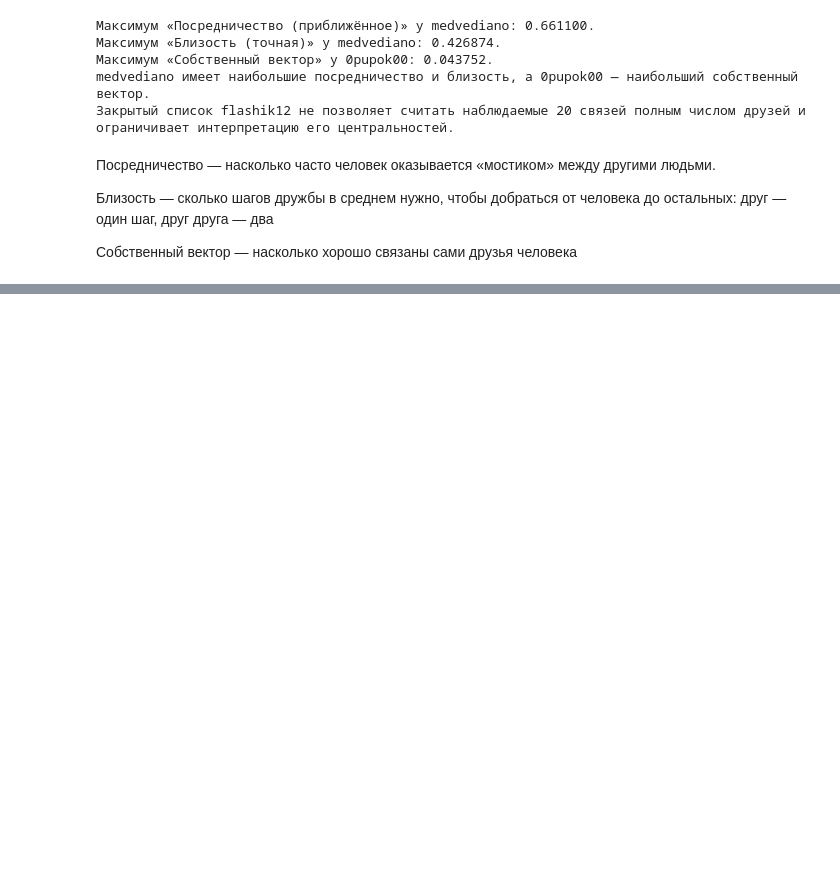
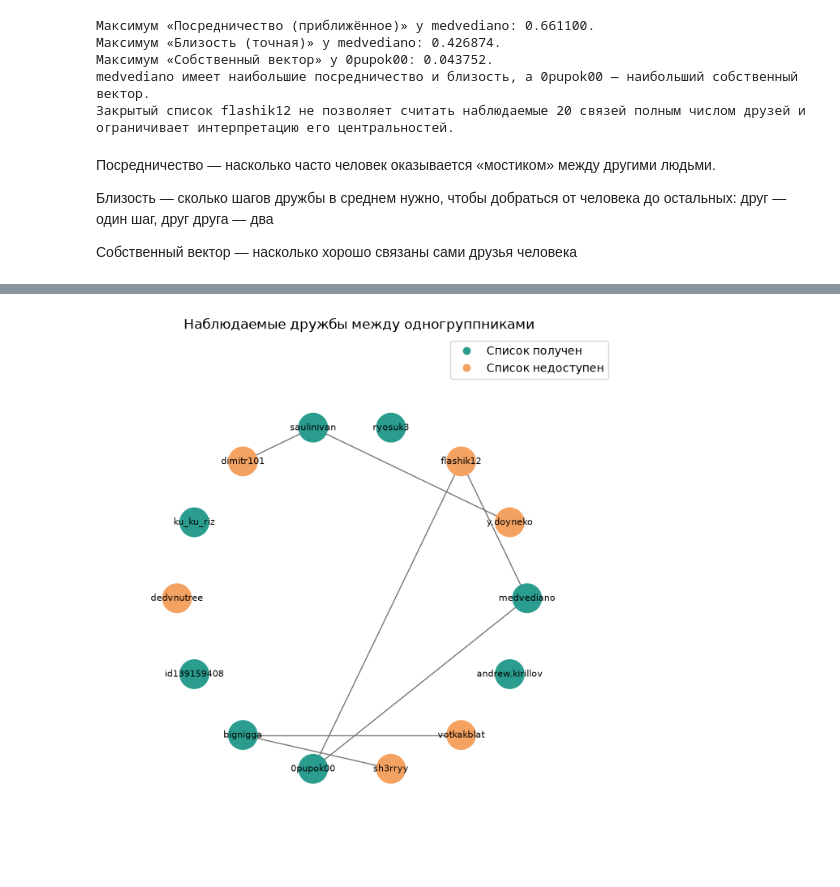
Before and after one commit to Osipovill/intelligent_systems_and_technologies, a Jupyter notebook: practice_2/practice2.ipynb, the cells around one changed output, grey strips where cells are left out. Cells and saved outputs as stored; diff of their text form; code cells hidden in the pictures; blank space fills up the shorter version.

Commit message:
собраны данные по списку группы(насколько заполнили таблицу), продолжение блокнота для оценки центральности одногруппников из списка

```diff
--- a/practice_2/practice2.ipynb
+++ b/practice_2/practice2.ipynb
@@ -780,0 +886,18 @@ medvediano имеет наибольшие посредничество и бл
+# %%
+full_direct_edges = full_edges.loc[
+    full_edges['observation_level'].eq(1) & ~full_edges['friend_id'].isin(full_member_names)
+].drop_duplicates(['user_id', 'friend_id'])
+full_parents = full_direct_edges.groupby('friend_id')['user_id'].agg(set)
+full_shared = {int(uid): parents for uid, parents in full_parents.items() if len(parents) > 1}
+profile_lookup = full_edges.drop_duplicates('friend_id').set_index('friend_id')
+shared_examples = []
+for uid in sorted(full_shared, key=lambda value: (-len(full_shared[value]), value))[:10]:
+    profile = profile_lookup.loc[uid].fillna('')
+    shared_examples.append({
+        'Друг': f"{profile['friend_first_name']} {profile['friend_last_name']}".strip(),
+        'Никнейм': profile['friend_screen_name'],
+        'Число одногруппников': len(full_shared[uid]),
+        'В чьих списках найден': ', '.join(full_member_names[mid] for mid in full_member_names if mid in full_shared[uid]),
+    })
+print(f'Общих прямых друзей вне группы: {len(full_shared)}; наблюдений первого круга: {len(full_direct_edges)}.')
+display(pd.DataFrame(shared_examples, columns=['Друг', 'Никнейм', 'Число одногруппников', 'В чьих списках найден']))
@@ -780,0 +924,26 @@ medvediano имеет наибольшие посредничество и бл
+# %%
+group_only_graph = full_graph.subgraph(full_member_names).copy()
+group_positions = nx.circular_layout(group_only_graph)
+full_colors = {
+    uid: '#2a9d8f' if row['friends_status'] == 'loaded' else '#f4a261'
+    for uid, row in full_members.set_index('user_id').iterrows()
+}
+fig, ax = plt.subplots(figsize=(11, 7))
+nx.draw_networkx(
+    group_only_graph, pos=group_positions, labels=full_member_names,
+    node_color=[full_colors[uid] for uid in group_only_graph],
+    node_size=650, font_size=8, edge_color='#777777', ax=ax,
+)
+ax.legend(handles=[
+    plt.Line2D([0], [0], marker='o', linestyle='', color='#2a9d8f', label='Список получен'),
+    plt.Line2D([0], [0], marker='o', linestyle='', color='#f4a261', label='Список недоступен'),
+])
+ax.set_title('Наблюдаемые дружбы между одногруппниками')
+ax.set_aspect('equal')
+ax.margins(0.2)
+ax.axis('off')
+fig.tight_layout()
+fig.savefig(FULL_DATA_DIR / 'group_links.png', dpi=150, bbox_inches='tight')
+plt.show()
+# %% [output]
+[figure, added]
```
Also changed, not shown: parts of 18 cells of this notebook, 12 other files.
